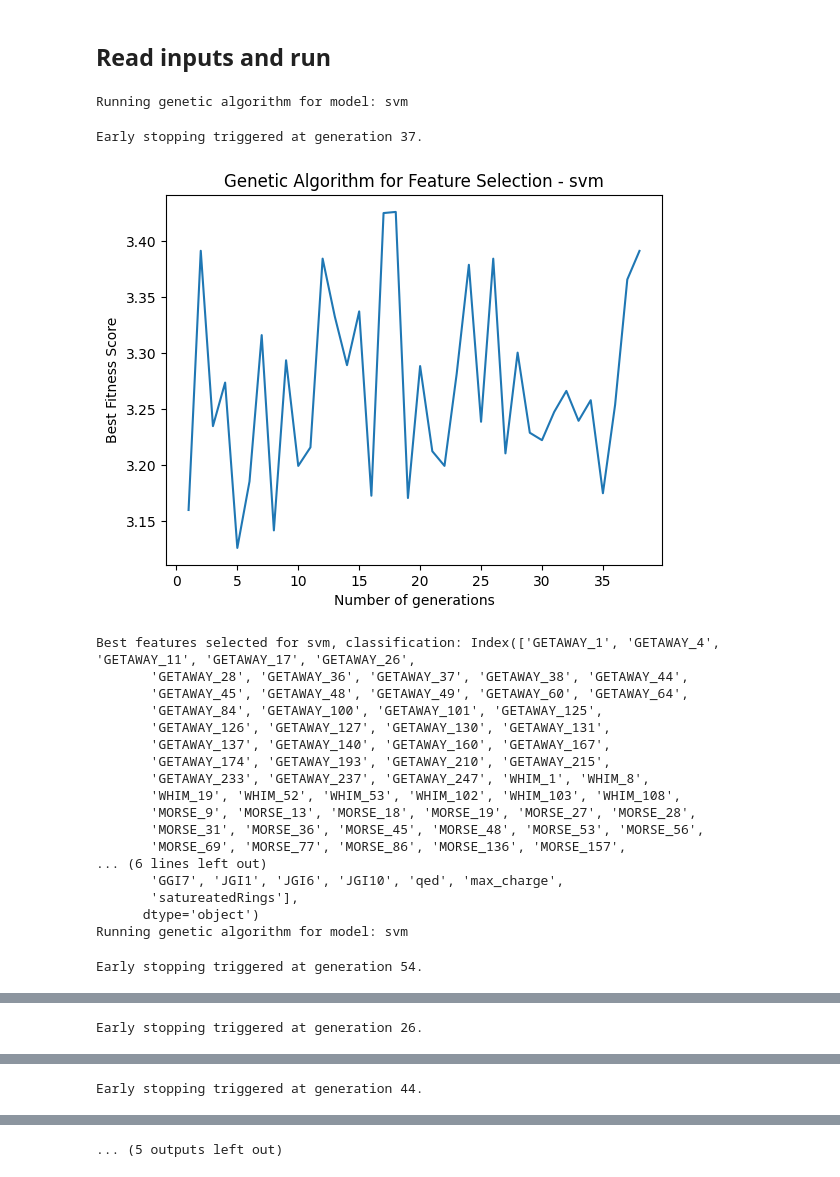
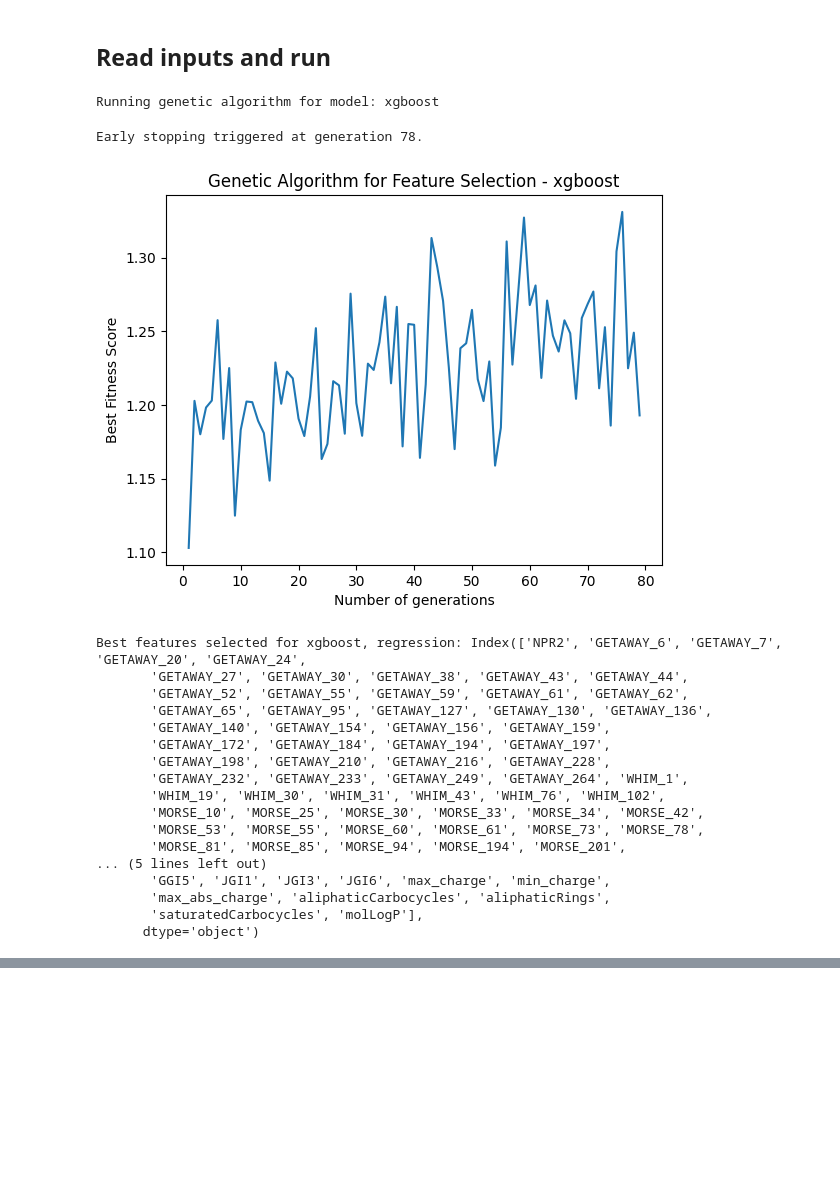
Before and after one commit to ojoawoa/GNN_model_TRPM8_Drug_Potency_prediction, a Jupyter notebook: 4_feature_selection/genetic_algorithm.ipynb, the cells around one changed output, grey strips where cells are left out. Cells and saved outputs as stored; diff of their text form; code cells hidden in the pictures; blank space fills up the shorter version.

Commit message:
XGBOOST fix

```diff
--- a/4_feature_selection/genetic_algorithm.ipynb
+++ b/4_feature_selection/genetic_algorithm.ipynb
@@ -56,8 +56,10 @@ mutation_probability = 0.01 # Probability of mutation
 patience = 20  # For early stopping
 reevaluation_interval = 5  # Re-evaluate elites every 10 generations
 
-model_types = ['svm','linear_regression', 'random_forest', 'xgboost'] # List of model types to iterate over
-problem_types = ['classification','regression']
+#model_types = ['svm','linear_regression', 'random_forest', 'xgboost'] # List of model types to iterate over
+model_types = ['xgboost'] # List of model types to iterate over
+#problem_types = ['classification','regression']
+problem_types = ['regression']
 # %% [markdown]
 ## Functions to use
 # %% [markdown]
@@ -131,7 +133,7 @@ def train_model(x_train, x_test, y_train, y_test, predictor_names, model_type, p
         if model_type == 'random_forest':
             mdl = RandomForestClassifier(random_state=1, max_depth=10, min_samples_split=5, min_samples_leaf=2)
         elif model_type == 'xgboost':
-            mdl = XGBClassifier(use_label_encoder=False, eval_metric='logloss')
+            mdl = XGBClassifier(eval_metric='logloss')
         elif model_type == 'svm':
             mdl = SVC(C=1.0, probability=True)
         else:
@@ -480,6 +482,16 @@ for model_type in model_types:
 
         stagnation_counter = 0  # Tracks stagnation for early stopping
         best_fitness_i = np.zeros(max_iterations)  # Best fitness in each generation
+
+        if model_type == 'xgboost' and problem_type == 'classification':
+            # Define a mapping for the labels
+            label_mapping = {
+                "High Potency \n(less than 1 $\\mu$M)": 0,
+                "Medium Potency \n(between 1 and 10 $\\mu$M)": 1,
+                "Low Potency \n(larger than 10 $\\mu$M)": 2
+            }
+            # Apply the mapping to your target labels
+            y = y.map(label_mapping)
 
         # Initial generation evaluation
         for i in range(population_size):
@@ -525,51 +537,50 @@ for model_type in model_types:
                 else:
                     stagnation_counter += 1
 
                 # Check for early stopping
                 if stagnation_counter >= patience:
                     print(f"Early stopping triggered at generation {gen}.")
                     break
 
                 pbar.update(1)  # Update progress bar for each generation
 
         # Find the best feature subset from the final generation
         ind_max_fitness = np.argmax(fitness)
         best_features = population[ind_max_fitness, :]
         best_features_names = predictor_names[best_features == 1]
 
         input_dir = "1_filter"
         output_dir = f"genetic_algorithm/{model_type}"
         descriptor_file = "../3_train_test_split/descriptors_all.csv"
         process_and_save_all_files(input_dir, output_dir, best_features_names, descriptor_file, model_type, problem_type)
 
         # Plot the best fitness over generations
         plt.plot(range(1, gen + 2), best_fitness_i[:gen + 1])
         plt.xlabel('Number of generations')
         plt.ylabel('Best Fitness Score')
         plt.title(f'Genetic Algorithm for Feature Selection - {model_type}')
         plt.savefig(f'genetic_algorithm/genetic_algorithm_plot_{model_type}_{problem_type}.png', dpi=150)
         plt.show()
 
         print(f"Best features selected for {model_type}, {problem_type}: {best_features_names}")
 # %% [output]
-Running genetic algorithm for model: svm
+Running genetic algorithm for model: xgboost
-Early stopping triggered at generation 37.
+Early stopping triggered at generation 78.
-[figure, old version]
+[figure, new version]
-Best features selected for svm, classification: Index(['GETAWAY_1', 'GETAWAY_4', 'GETAWAY_11', 'GETAWAY_17', 'GETAWAY_26',
-       'GETAWAY_28', 'GETAWAY_36', 'GETAWAY_37', 'GETAWAY_38', 'GETAWAY_44',
-       'GETAWAY_45', 'GETAWAY_48', 'GETAWAY_49', 'GETAWAY_60', 'GETAWAY_64',
-       'GETAWAY_84', 'GETAWAY_100', 'GETAWAY_101', 'GETAWAY_125',
-       'GETAWAY_126', 'GETAWAY_127', 'GETAWAY_130', 'GETAWAY_131',
-       'GETAWAY_137', 'GETAWAY_140', 'GETAWAY_160', 'GETAWAY_167',
-       'GETAWAY_174', 'GETAWAY_193', 'GETAWAY_210', 'GETAWAY_215',
-       'GETAWAY_233', 'GETAWAY_237', 'GETAWAY_247', 'WHIM_1', 'WHIM_8',
-       'WHIM_19', 'WHIM_52', 'WHIM_53', 'WHIM_102', 'WHIM_103', 'WHIM_108',
-       'MORSE_9', 'MORSE_13', 'MORSE_18', 'MORSE_19', 'MORSE_27', 'MORSE_28',
-       'MORSE_31', 'MORSE_36', 'MORSE_45', 'MORSE_48', 'MORSE_53', 'MORSE_56',
-       'MORSE_69', 'MORSE_77', 'MORSE_86', 'MORSE_136', 'MORSE_157',
-... (6 lines left out)
-       'GGI7', 'JGI1', 'JGI6', 'JGI10', 'qed', 'max_charge',
-       'satureatedRings'],
+Best features selected for xgboost, regression: Index(['NPR2', 'GETAWAY_6', 'GETAWAY_7', 'GETAWAY_20', 'GETAWAY_24',
+       'GETAWAY_27', 'GETAWAY_30', 'GETAWAY_38', 'GETAWAY_43', 'GETAWAY_44',
+       'GETAWAY_52', 'GETAWAY_55', 'GETAWAY_59', 'GETAWAY_61', 'GETAWAY_62',
+       'GETAWAY_65', 'GETAWAY_95', 'GETAWAY_127', 'GETAWAY_130', 'GETAWAY_136',
+       'GETAWAY_140', 'GETAWAY_154', 'GETAWAY_156', 'GETAWAY_159',
+       'GETAWAY_172', 'GETAWAY_184', 'GETAWAY_194', 'GETAWAY_197',
+       'GETAWAY_198', 'GETAWAY_210', 'GETAWAY_216', 'GETAWAY_228',
+       'GETAWAY_232', 'GETAWAY_233', 'GETAWAY_249', 'GETAWAY_264', 'WHIM_1',
+       'WHIM_19', 'WHIM_30', 'WHIM_31', 'WHIM_43', 'WHIM_76', 'WHIM_102',
+       'MORSE_10', 'MORSE_25', 'MORSE_30', 'MORSE_33', 'MORSE_34', 'MORSE_42',
+       'MORSE_53', 'MORSE_55', 'MORSE_60', 'MORSE_61', 'MORSE_73', 'MORSE_78',
+       'MORSE_81', 'MORSE_85', 'MORSE_94', 'MORSE_194', 'MORSE_201',
+... (5 lines left out)
+       'GGI5', 'JGI1', 'JGI3', 'JGI6', 'max_charge', 'min_charge',
+       'max_abs_charge', 'aliphaticCarbocycles', 'aliphaticRings',
+       'saturatedCarbocycles', 'molLogP'],
       dtype='object')
-Running genetic algorithm for model: svm
-Early stopping triggered at generation 54.
@@ -594 +586,0 @@ Running genetic algorithm for model: linear_regression
-Early stopping triggered at generation 26.
@@ -616 +586,0 @@ Running genetic algorithm for model: random_forest
-Early stopping triggered at generation 44.
@@ -618 +586,0 @@ Early stopping triggered at generation 44.
-... (5 outputs left out)
```
Also changed, not shown: parts of 1 cell of this notebook, 26 other files.
